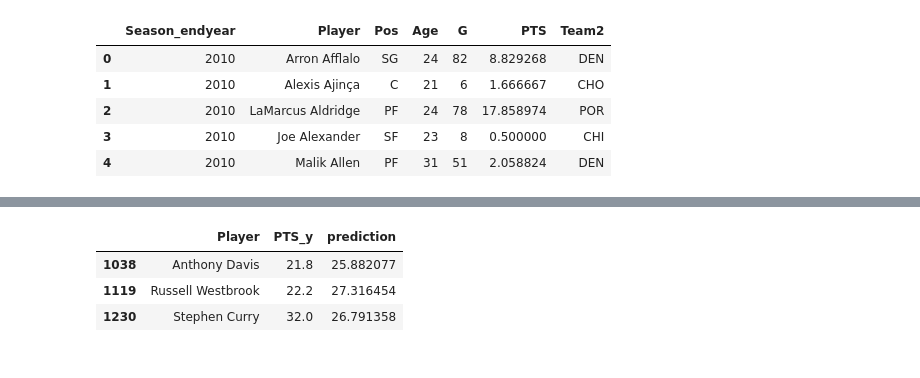
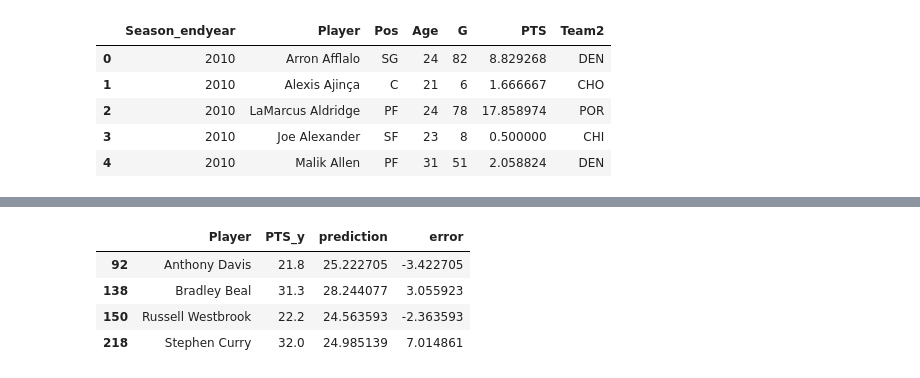
Before and after one commit to fonseca-carlos/nba_ppg, a Jupyter notebook: start.ipynb, the cells around one changed output, grey strips where cells are left out. Saved outputs shown, nothing was run; the diff lists cells and outputs as text; code cells hidden in the pictures.

```diff
--- a/start.ipynb
+++ b/start.ipynb
@@ -33,7 +33,8 @@ df.head(5)
 #searching for serious injuries through game tresholds
 
 df_games=df.copy()
-for year in range(5):
+#for year in range(5):
+for year in range(3):
     df_games['G-'+str(year+1)]=(df_games.sort_values(by=['Season_endyear'], ascending=True).groupby(['Player'])['G'].shift(year+1))
 
 df_games['pts_injury_adjusted']=np.where(df_games['G']/df_games['G-1']<0.5, 1, 0)
@@ -62,18 +63,25 @@ df_games
 #creating last 5 years data
 
 
-for year in range(5):
+#for year in range(5):
+for year in range(3):
     df['PTS_year-'+str(year+1)]=(df.sort_values(by=['Season_endyear'], ascending=True).groupby(['Player'])['PTS'].shift(year+1))
+
+"""
 #test - adjusting for injuries
 df['PTS_y']=df['PTS']
 df2=df.merge(df_games[['Season_endyear', 'Player', 'pts_injury_adjusted']], on=['Season_endyear', 'Player'])
-df2['mean']=df2[['PTS_year-1', 'PTS_year-2', 'PTS_year-3', 'PTS_year-4', 'PTS_year-5']].mean(axis=1)
+#df2['mean']=df2[['PTS_year-1', 'PTS_year-2', 'PTS_year-3', 'PTS_year-4', 'PTS_year-5']].mean(axis=1)
+df2['mean']=df2[['PTS_year-1', 'PTS_year-2', 'PTS_year-3']].mean(axis=1)
 df2['PTS']=np.where(df2['pts_injury_adjusted']==0, df2['PTS'], df2['mean'])
-for year in range(5):
+#for year in range(5):
+for year in range(3):
     df2['PTS_year-'+str(year+1)]=(df2.sort_values(by=['Season_endyear'], ascending=True).groupby(['Player'])['PTS'].shift(year+1))
 
 df=df2.drop(['pts_injury_adjusted', 'mean'], axis=1)
 #df2[df2['Player']=='Stephen Curry']
 df[df['Player']=='Stephen Curry']
+"""
+df[df['Player']=='Stephen Curry']
 # %% [output]
 |  | Season_endyear | Player | Pos | Age | G | PTS | Team2 | PTS_year-1 | PTS_year-2 | ... |
@@ -124,13 +196,29 @@ df_stats=df_stats.fillna(0)
 # %%
 #separating train and test sets
 
-X=df_stats[df_stats['Season_endyear']<2021].drop(['Season_endyear', 'Player', 'G', 'Team2', 'Pos', 'PTS', 'PTS_y'], axis=1)
-X_oot=df_stats[df_stats['Season_endyear']==2021].drop(['Season_endyear', 'Player', 'G', 'Team2','Pos', 'PTS', 'PTS_y'], axis=1)
+#cols=['Age', 'PTS_year-1_team', 'PTS_year-2_team', 'PTS_year-3_team',
+  #     'PTS_year-1_pos', 'PTS_year-2_pos', 'PTS_year-1', 'PTS_year-2']
+
+cols=['Age',
+       'PTS_year-1_team',
+       'PTS_year-1_pos', 'bin_10-1', 'bin_15-1',
+       'bin_20-1', 'bin_25-1', 'bin_30-1', 'bin_10-2', 'bin_15-2', 'bin_20-2',
+       'bin_25-2', 'bin_30-2', 'bin_10-3', 'bin_15-3', 'bin_20-3', 'bin_25-3',
+       'bin_30-3', 'bin_10_-1', 'bin_15_-1', 'bin_20_-1', 'bin_25_-1',
+       'bin_30_-1', 'PTS_year-1', 'PTS_year-2', 'PTS_year-3',
+       'rank']
+
+X=df_stats[df_stats['Season_endyear']<2021].drop(['Season_endyear', 'Player', 'G', 'Team2', 'Pos', 'PTS', 'PTS_y', 'bin_10', 'bin_15', 'bin_20', 'bin_25', 'bin_30'], axis=1)
+X_oot=df_stats[df_stats['Season_endyear']==2021].drop(['Season_endyear', 'Player', 'G', 'Team2','Pos', 'PTS', 'PTS_y','bin_10', 'bin_15', 'bin_20', 'bin_25', 'bin_30'], axis=1)
 y=df_stats[df_stats['Season_endyear']<2021]['PTS_y']
 y_oot=df_stats[df_stats['Season_endyear']==2021]['PTS_y']
 
+X=X[cols]
+X_oot=X_oot[cols]
+
 
 X_train, X_test, y_train, y_test = train_test_split(X, y, test_size=0.33, random_state=8)
+#X_train, X_test, y_train, y_test = train_test_split(X[X['PTS_year-1']>0], y[X['PTS_year-1']>0], test_size=0.33, random_state=8)
 # %%
 #training and evaluating the models
 lr=LinearRegression()
@@ -202,8 +301,9 @@ df_check.sort_values(by=['error'], ascending=False).head(10)
 # %%
-df_check[(df_check['Player'] == 'Stephen Curry') | (df_check['Player'] == 'Bradley Beal') | (df_check['Player'] == 'Russell Westbrook')]
+df_check[(df_check['Player'] == 'Stephen Curry') | (df_check['Player'] == 'Anthony Davis') | (df_check['Player'] == 'Russell Westbrook')| (df_check['Player'] == 'Bradley Beal')]
 # %% [output]
-|  | Player | PTS_y | prediction |
-| 1038 | Anthony Davis | 21.8 | 25.882077 |
-| 1119 | Russell Westbrook | 22.2 | 27.316454 |
-| 1230 | Stephen Curry | 32.0 | 26.791358 |
+|  | Player | PTS_y | prediction | error |
+| 92 | Anthony Davis | 21.8 | 25.222705 | -3.422705 |
+| 138 | Bradley Beal | 31.3 | 28.244077 | 3.055923 |
+| 150 | Russell Westbrook | 22.2 | 24.563593 | -2.363593 |
+| 218 | Stephen Curry | 32.0 | 24.985139 | 7.014861 |
 # %%
```
Also changed, not shown: parts of 15 cells of this notebook, 2 other files.
